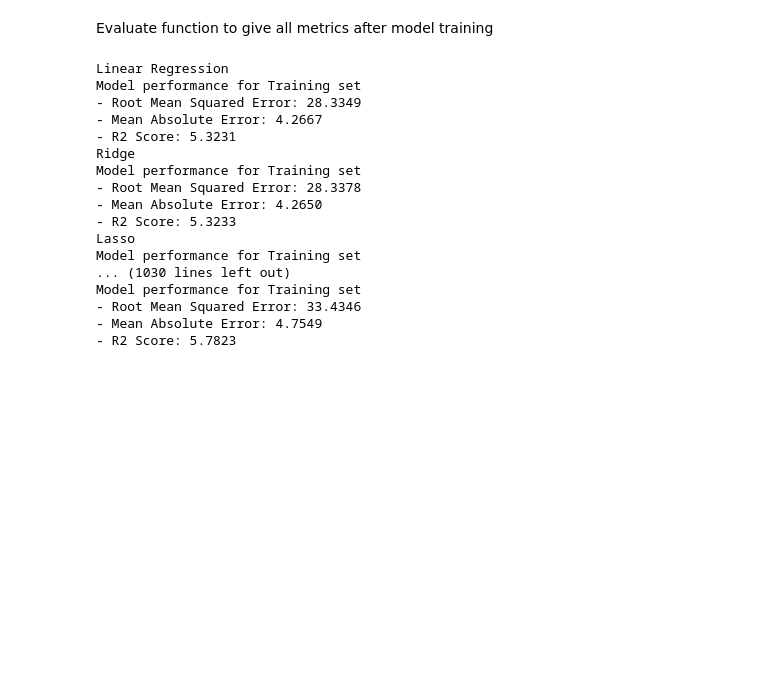
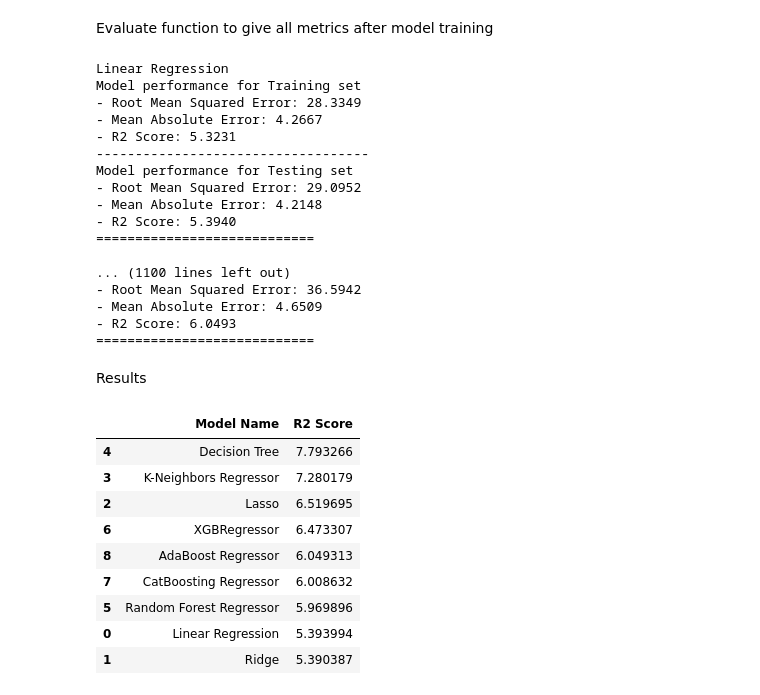
Before and after one commit to RaidWLf/Mlprojects, a Jupyter notebook: notebook/MODEL TRAINING.ipynb, the cells around one changed output. Saved outputs shown, nothing was run; the diff lists cells and outputs as text; code cells hidden in the pictures; blank space fills up the shorter version.

Commit message:
model results

```diff
--- a/notebook/MODEL TRAINING.ipynb
+++ b/notebook/MODEL TRAINING.ipynb
@@ -131,22 +131,48 @@ for model_name, model in models.items():
     print("- Mean Absolute Error: {:.4f}".format(model_train_mae))  # Corrected from model_test_mae
     print("- R2 Score: {:.4f}".format(model_train_r2))
 
+    print('-----------------------------------')
+
+    print('Model performance for Testing set')
+    print("- Root Mean Squared Error: {:.4f}".format(model_test_rmse))
+    print("- Mean Absolute Error: {:.4f}".format(model_test_mae))  # Corrected from model_test_mae
+    print("- R2 Score: {:.4f}".format(model_test_r2))
+
     r2_list.append(model_test_r2)
+
+
+    print('='*28)
+    print('\n')
 # %% [output]
 Linear Regression
 Model performance for Training set
 - Root Mean Squared Error: 28.3349
 - Mean Absolute Error: 4.2667
 - R2 Score: 5.3231
-Ridge
-Model performance for Training set
-- Root Mean Squared Error: 28.3378
-- Mean Absolute Error: 4.2650
-- R2 Score: 5.3233
-Lasso
-Model performance for Training set
-... (1030 lines left out)
-Model performance for Training set
-- Root Mean Squared Error: 33.4346
-- Mean Absolute Error: 4.7549
-- R2 Score: 5.7823
+-----------------------------------
+Model performance for Testing set
+- Root Mean Squared Error: 29.0952
+- Mean Absolute Error: 4.2148
+- R2 Score: 5.3940
+============================
+
+... (1100 lines left out)
+- Root Mean Squared Error: 36.5942
+- Mean Absolute Error: 4.6509
+- R2 Score: 6.0493
+============================
+# %% [markdown]
+Results
+# %%
+pd.DataFrame(list(zip(model_list, r2_list)), columns=['Model Name', 'R2 Score']).sort_values(by=['R2 Score'],ascending=False)
+# %% [output]
+|  | Model Name | R2 Score |
+| 4 | Decision Tree | 7.793266 |
+| 3 | K-Neighbors Regressor | 7.280179 |
+| 2 | Lasso | 6.519695 |
+| 6 | XGBRegressor | 6.473307 |
+| 8 | AdaBoost Regressor | 6.049313 |
+| 7 | CatBoosting Regressor | 6.008632 |
+| 5 | Random Forest Regressor | 5.969896 |
+| 0 | Linear Regression | 5.393994 |
+| 1 | Ridge | 5.390387 |
```
Also changed, not shown: 3 other files.
